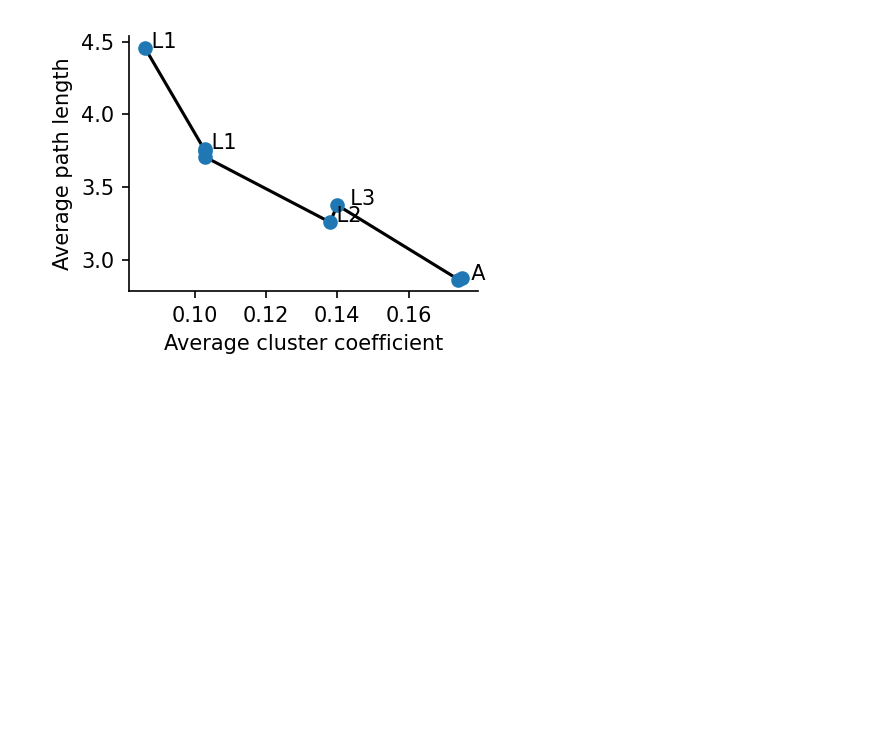
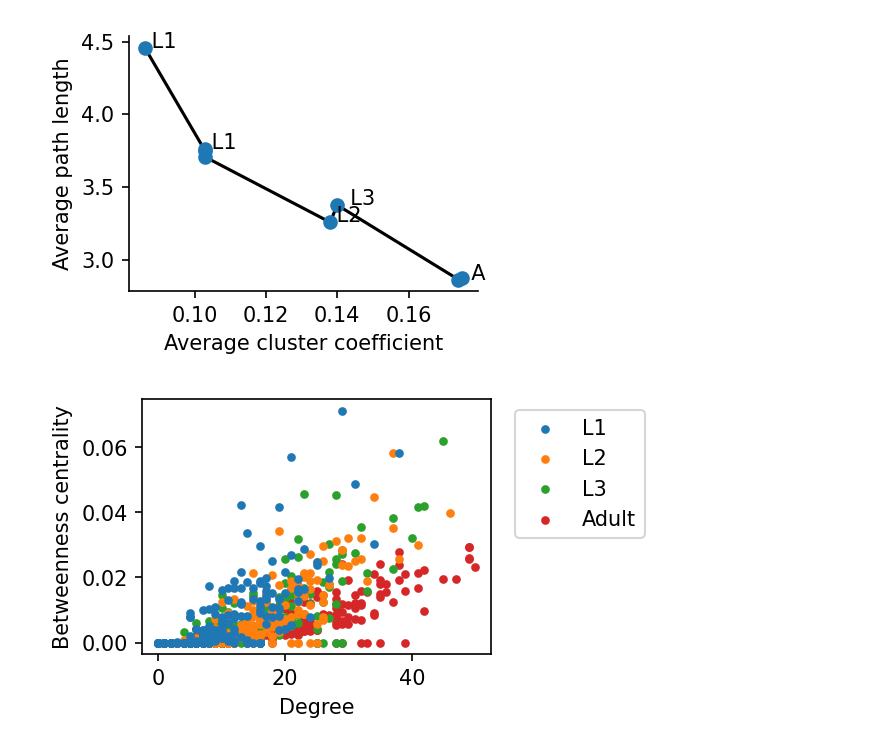
Before and after one commit to samarth1107/Network-Analysis-CElegan-Synapse, a Jupyter notebook: Main.ipynb, the cells around one changed output. Cells and saved outputs as stored; diff of their text form; code cells hidden in the pictures; blank space fills up the shorter version.

```diff
--- a/Main.ipynb
+++ b/Main.ipynb
@@ -533,0 +659,15 @@ def plot_stack_area(df, yticks, y_name, size=3):
+# %%
+fig, ax = plt.subplots(figsize=(3, 3*0.75), dpi=150)
+order=8
+legend=['L1','L2','L3','Adult']
+for index, dataset in enumerate([3,5,6,8]):
+    y = nx.betweenness_centrality(nx_G[dataset])
+    x = dict(nx.degree(nx_G[dataset]))
+    ax.scatter(x.values(), y.values(), label=legend[index], s=10, zorder=order)
+    order -= 1
+    ax.legend(bbox_to_anchor=(1.04,1), loc="upper left")
+plt.ylabel('Betweenness centrality')
+plt.xlabel('Degree')
+plt.show()
+# %% [output]
+[figure, added]
```
Also changed, not shown: parts of 36 cells of this notebook, 1 other file.
